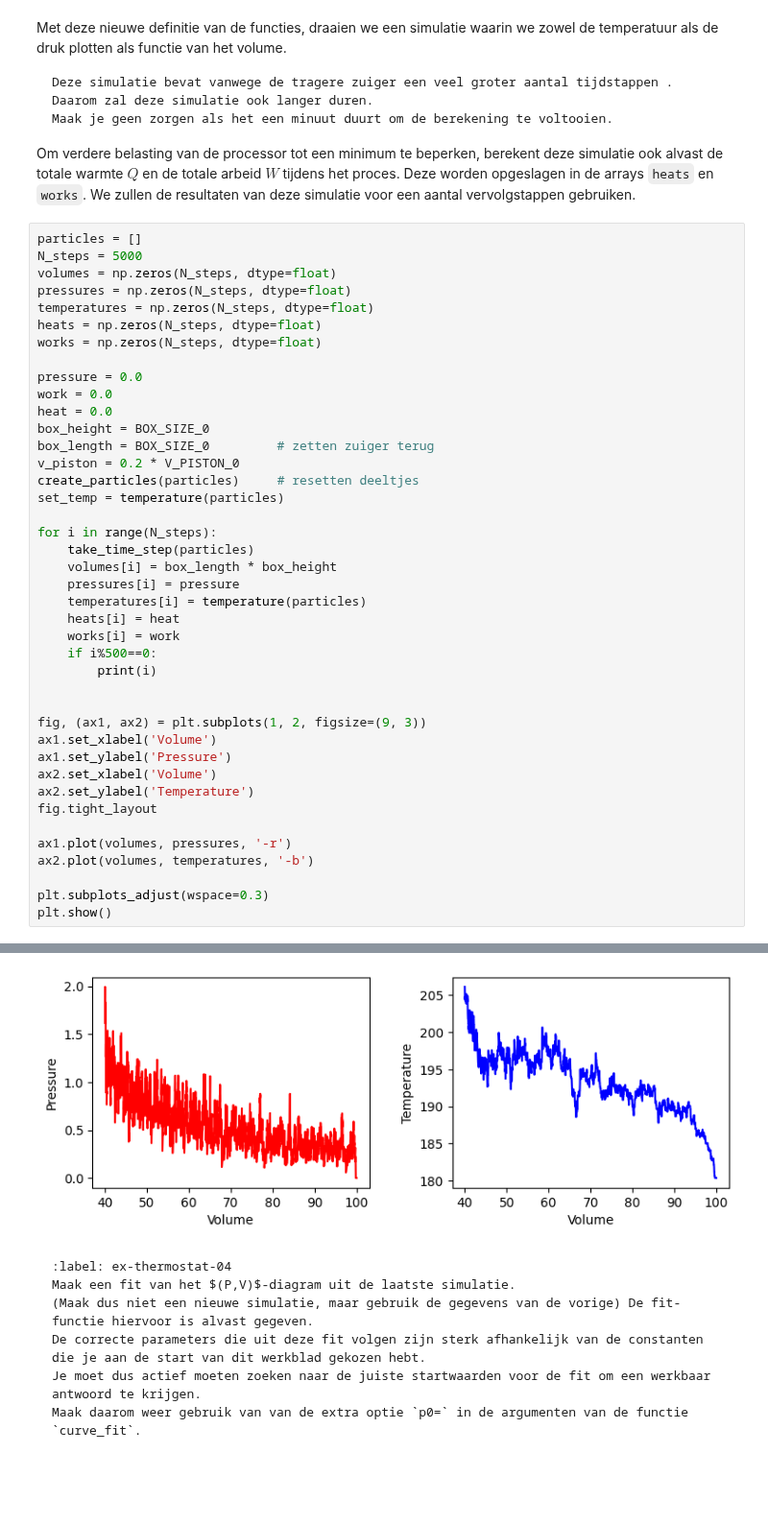
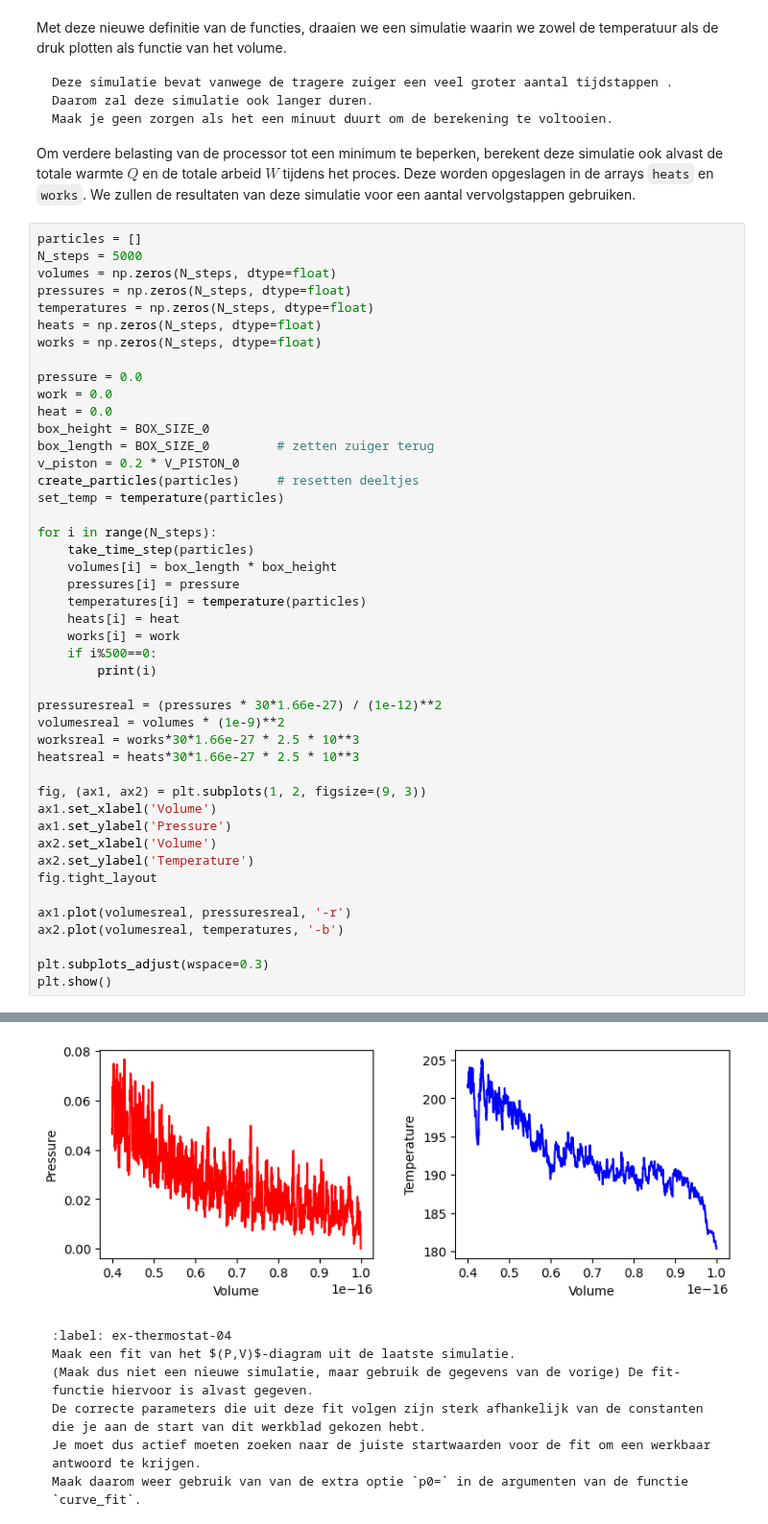
Before and after one commit to arenmeghdadi/314159265358979323846264338, a Jupyter notebook: Content/PySim/8_thermostaat.ipynb, the cells around one changed output, grey strips where cells are left out. Shown at 96% size. Saved outputs shown, nothing was run; the diff lists cells and outputs as text; blank space fills up the shorter version.

````diff
--- a/Content/PySim/8_thermostaat.ipynb
+++ b/Content/PySim/8_thermostaat.ipynb
@@ -288,36 +291,40 @@ for i in range(N_steps):
     volumes[i] = box_length * box_height
     pressures[i] = pressure
     temperatures[i] = temperature(particles)
     heats[i] = heat
     works[i] = work
     if i%500==0:
         print(i)
 
+pressuresreal = (pressures * 30*1.66e-27) / (1e-12)**2
+volumesreal = volumes * (1e-9)**2
+worksreal = works*30*1.66e-27 * 2.5 * 10**3
+heatsreal = heats*30*1.66e-27 * 2.5 * 10**3
 
 fig, (ax1, ax2) = plt.subplots(1, 2, figsize=(9, 3))
 ax1.set_xlabel('Volume')
 ax1.set_ylabel('Pressure')
 ax2.set_xlabel('Volume')
 ax2.set_ylabel('Temperature')
 fig.tight_layout
 
-ax1.plot(volumes, pressures, '-r')
-ax2.plot(volumes, temperatures, '-b')
+ax1.plot(volumesreal, pressuresreal, '-r')
+ax2.plot(volumesreal, temperatures, '-b')
 
 plt.subplots_adjust(wspace=0.3)
 plt.show()
 # %% [output]
 0
 500
 1000
 1500
 2000
 2500
 3000
 3500
 4000
 4500
-[figure, old version]
+[figure, new version]
 # %% [markdown]
 ```{exercise} fit P,V-diagram
 :label: ex-thermostat-04
````
Also changed, not shown: parts of 6 cells of this notebook.
